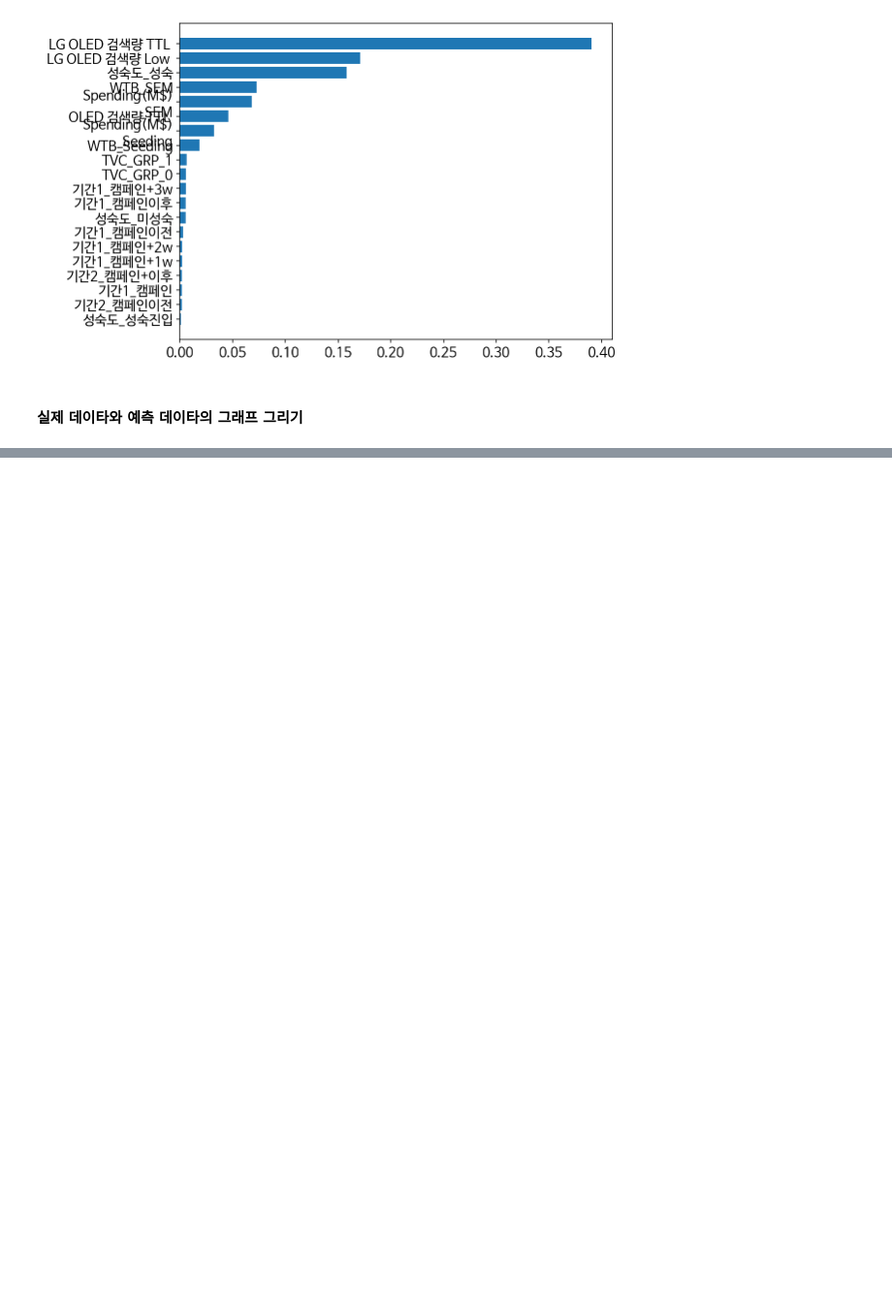
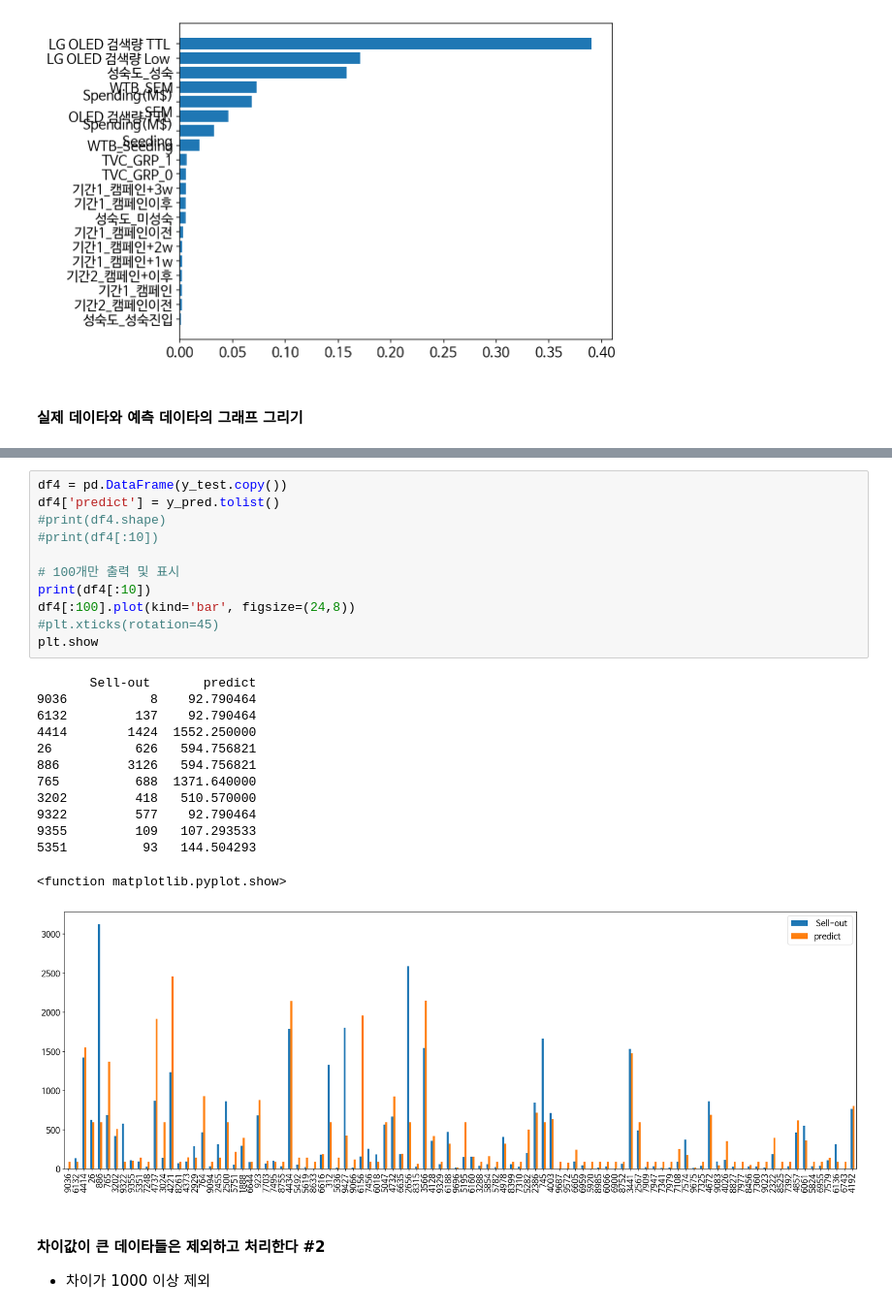
Before and after one commit to dreamer0710/StillWork_Team_5, a Jupyter notebook: team_project.ipynb, the cells around one changed output, grey strips where cells are left out. Shown at 97% size. Saved outputs shown, nothing was run; the diff lists cells and outputs as text; blank space fills up the shorter version.

```diff
--- a/team_project.ipynb
+++ b/team_project.ipynb
@@ -433,0 +434,28 @@ R-Squared:  0.58437
+# %%
+df4 = pd.DataFrame(y_test.copy())
+df4['predict'] = y_pred.tolist()
+#print(df4.shape)
+#print(df4[:10])
+
+# 100개만 출력 및 표시
+print(df4[:10])
+df4[:100].plot(kind='bar', figsize=(24,8))
+#plt.xticks(rotation=45)
+plt.show
+# %% [output]
+       Sell-out       predict
+9036           8    92.790464
+6132         137    92.790464
+4414        1424  1552.250000
+26           626   594.756821
+886         3126   594.756821
+765          688  1371.640000
+3202         418   510.570000
+9322         577    92.790464
+9355         109   107.293533
+5351          93   144.504293
+<function matplotlib.pyplot.show>
+[figure, added]
+# %% [markdown]
+#### 차이값이 큰 데이타들은 제외하고 처리한다 #2
+* 차이가 1000 이상 제외
```
Also changed, not shown: parts of 15 cells of this notebook.
